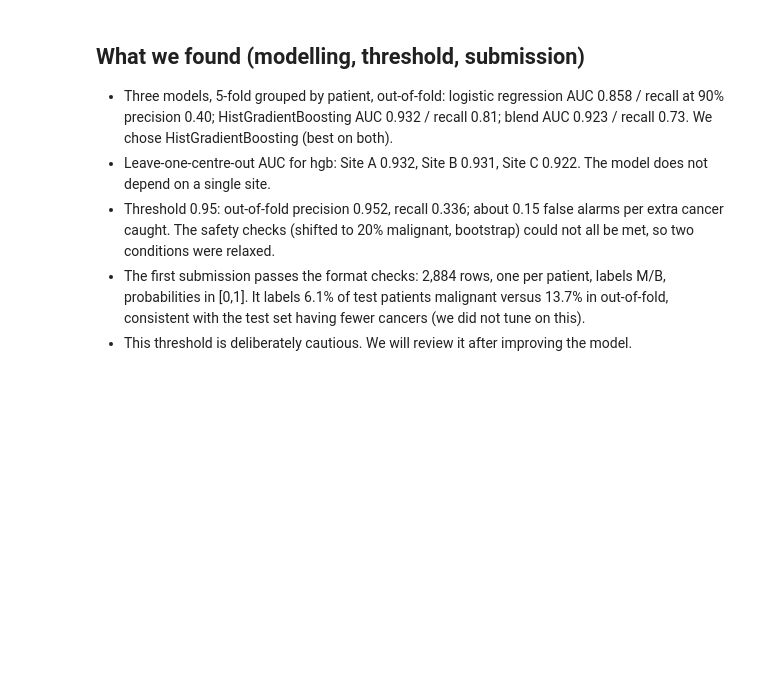
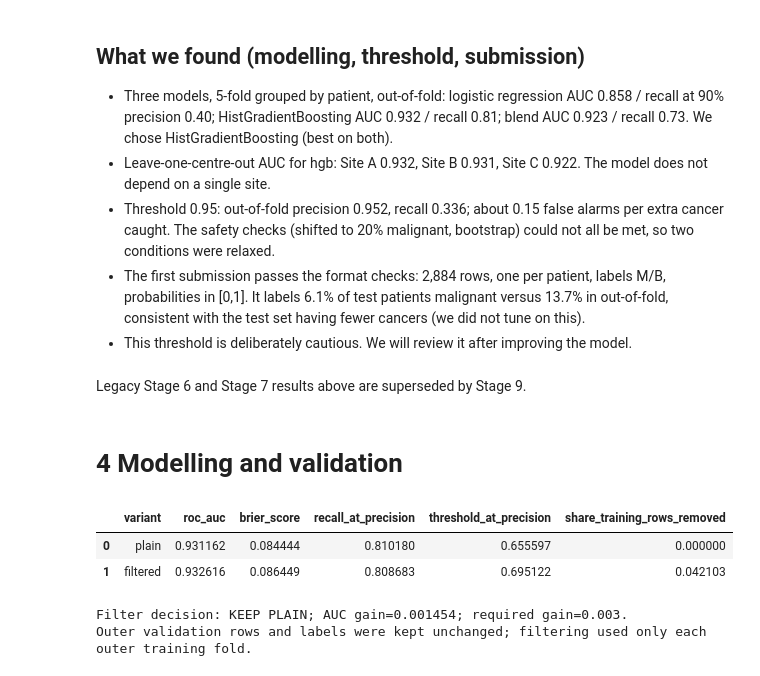
Before and after one commit to JHT127/pink-ai-hackathon, a Jupyter notebook: notebooks/main.ipynb, the cells around one changed output. Cells and saved outputs as stored; diff of their text form; code cells hidden in the pictures; blank space fills up the shorter version.

```diff
--- a/notebooks/main.ipynb
+++ b/notebooks/main.ipynb
@@ -1393,3 +1393,50 @@ Submission generation skipped in Stage 7; submissions/ is unchanged.
 - Threshold 0.95: out-of-fold precision 0.952, recall 0.336; about 0.15 false alarms per extra cancer caught. The safety checks (shifted to 20% malignant, bootstrap) could not all be met, so two conditions were relaxed.
 - The first submission passes the format checks: 2,884 rows, one per patient, labels M/B, probabilities in [0,1]. It labels 6.1% of test patients malignant versus 13.7% in out-of-fold, consistent with the test set having fewer cancers (we did not tune on this).
 - This threshold is deliberately cautious. We will review it after improving the model.
+# %% [markdown]
+Legacy Stage 6 and Stage 7 results above are superseded by Stage 9.
+# %% [markdown]
+# 4 Modelling and validation
+# %%
+import importlib
+
+import numpy as np
+import pandas as pd
+import src.model
+from sklearn.base import clone
+from src.config import CLEAN_DIR
+
+importlib.reload(src.model)
+from src.model import compare_noise_filter, get_features, make_models, metrics
+
+train_stage9 = pd.read_csv(CLEAN_DIR / "train_stage8.csv", parse_dates=["exam_date"])
+feature_stage9 = get_features(train_stage9)
+target_stage9 = train_stage9["y"].astype(int).to_numpy()
+groups_stage9 = train_stage9["patient_id"].to_numpy()
+hgb_template_stage9 = make_models("base")["hgb"]
+
+
+def hgb_factory_stage9():
+    return clone(hgb_template_stage9)
+
+
+filter_comparison, noise_filter_oof = compare_noise_filter(
+    feature_stage9, target_stage9, groups_stage9, hgb_factory_stage9, threshold=0.10
+)
+display(filter_comparison)
+plain_auc = float(filter_comparison.loc[filter_comparison["variant"].eq("plain"), "roc_auc"].iloc[0])
+filtered_auc = float(filter_comparison.loc[filter_comparison["variant"].eq("filtered"), "roc_auc"].iloc[0])
+adopt_noise_filter = filtered_auc >= plain_auc + 0.003
+selected_noise_variant = "filtered" if adopt_noise_filter else "plain"
+selected_oof_probability = noise_filter_oof[selected_noise_variant]
+print(
+    f"Filter decision: {'ADOPT' if adopt_noise_filter else 'KEEP PLAIN'}; "
+    f"AUC gain={filtered_auc - plain_auc:.6f}; required gain=0.003."
+)
+print("Outer validation rows and labels were kept unchanged; filtering used only each outer training fold.")
+# %% [output]
+|  | variant | roc_auc | brier_score | recall_at_precision | threshold_at_precision | share_training_rows_removed |
+| 0 | plain | 0.931162 | 0.084444 | 0.810180 | 0.655597 | 0.000000 |
+| 1 | filtered | 0.932616 | 0.086449 | 0.808683 | 0.695122 | 0.042103 |
+Filter decision: KEEP PLAIN; AUC gain=0.001454; required gain=0.003.
+Outer validation rows and labels were kept unchanged; filtering used only each outer training fold.
```
Also changed, not shown: parts of 6 cells of this notebook, 5 other files.
